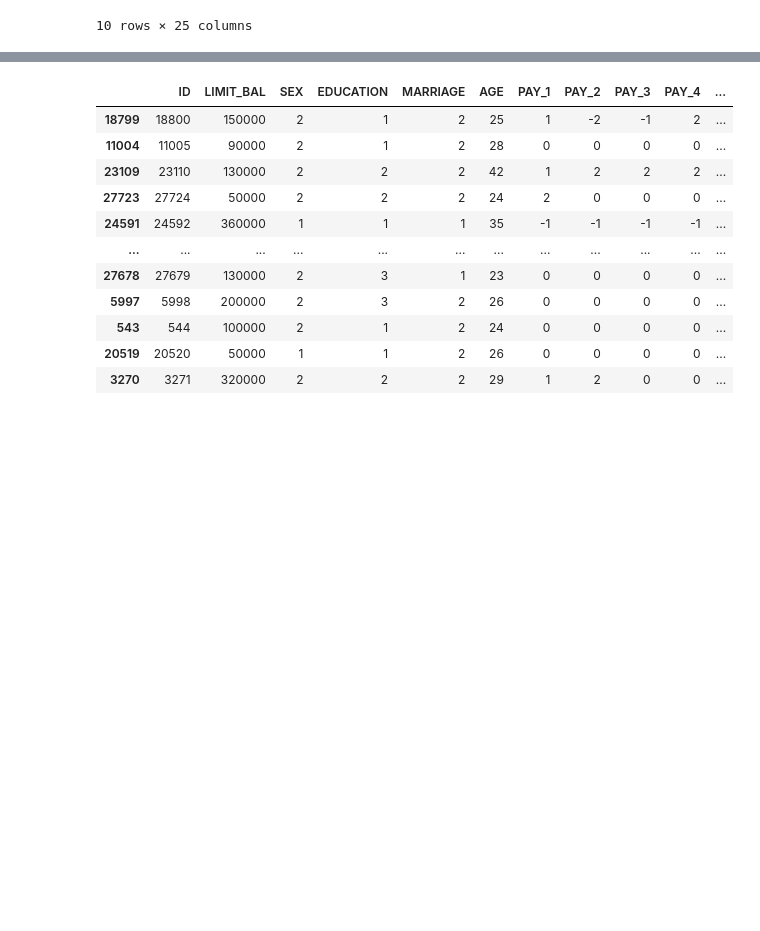
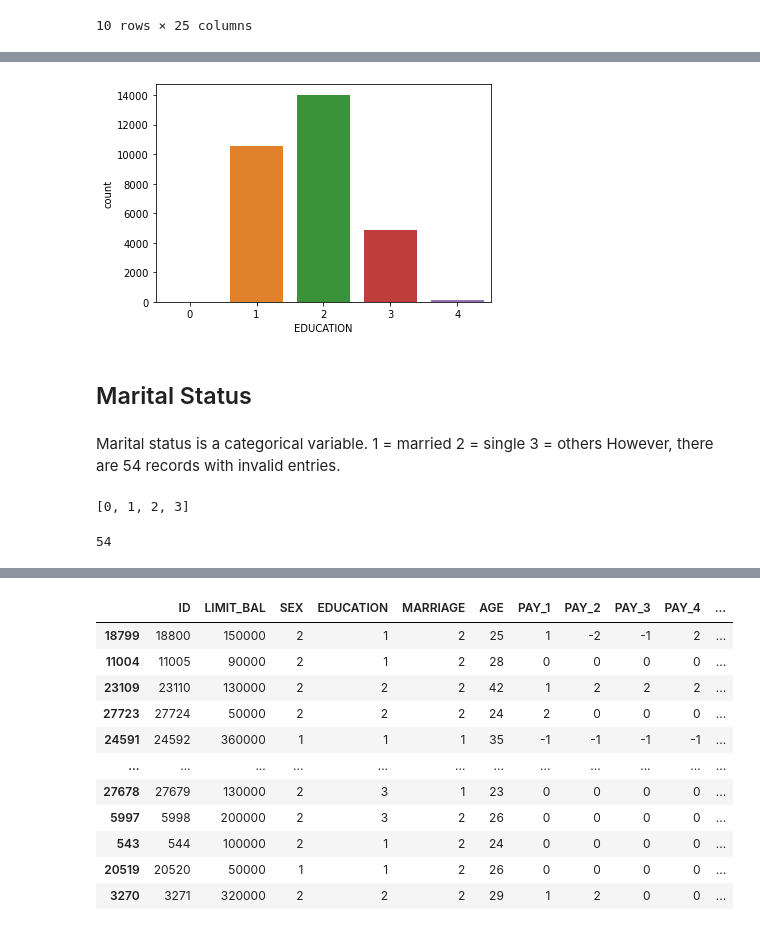
Before and after one commit to Responsible-Lenders/credit-default, a Jupyter notebook: EDA.ipynb, the cells around one changed output, grey strips where cells are left out. Saved outputs shown, nothing was run; the diff lists cells and outputs as text; code cells hidden in the pictures; blank space fills up the shorter version.

```diff
--- a/EDA.ipynb
+++ b/EDA.ipynb
@@ -63,0 +107,2 @@ memory usage: 5.7 MB
+# %%
+df = df[df.EDUCATION<=4]
@@ -63,0 +125,23 @@ memory usage: 5.7 MB
+# %%
+df=df.astype({'EDUCATION': 'category'})
+# %%
+sns.countplot(data=df, x='EDUCATION')
+plt.show()
+# %% [output]
+[figure, added]
+# %% [markdown]
+## Marital Status
+# %% [markdown]
+Marital status is a categorical variable.
+    1 = married
+    2 = single
+    3 = others
+However, there are 54 records with invalid entries.
+# %%
+sorted(df['MARRIAGE'].unique())
+# %% [output]
+[0, 1, 2, 3]
+# %%
+len(df.loc[df['MARRIAGE']==0])
+# %% [output]
+54
```
Also changed, not shown: parts of 48 cells of this notebook.
